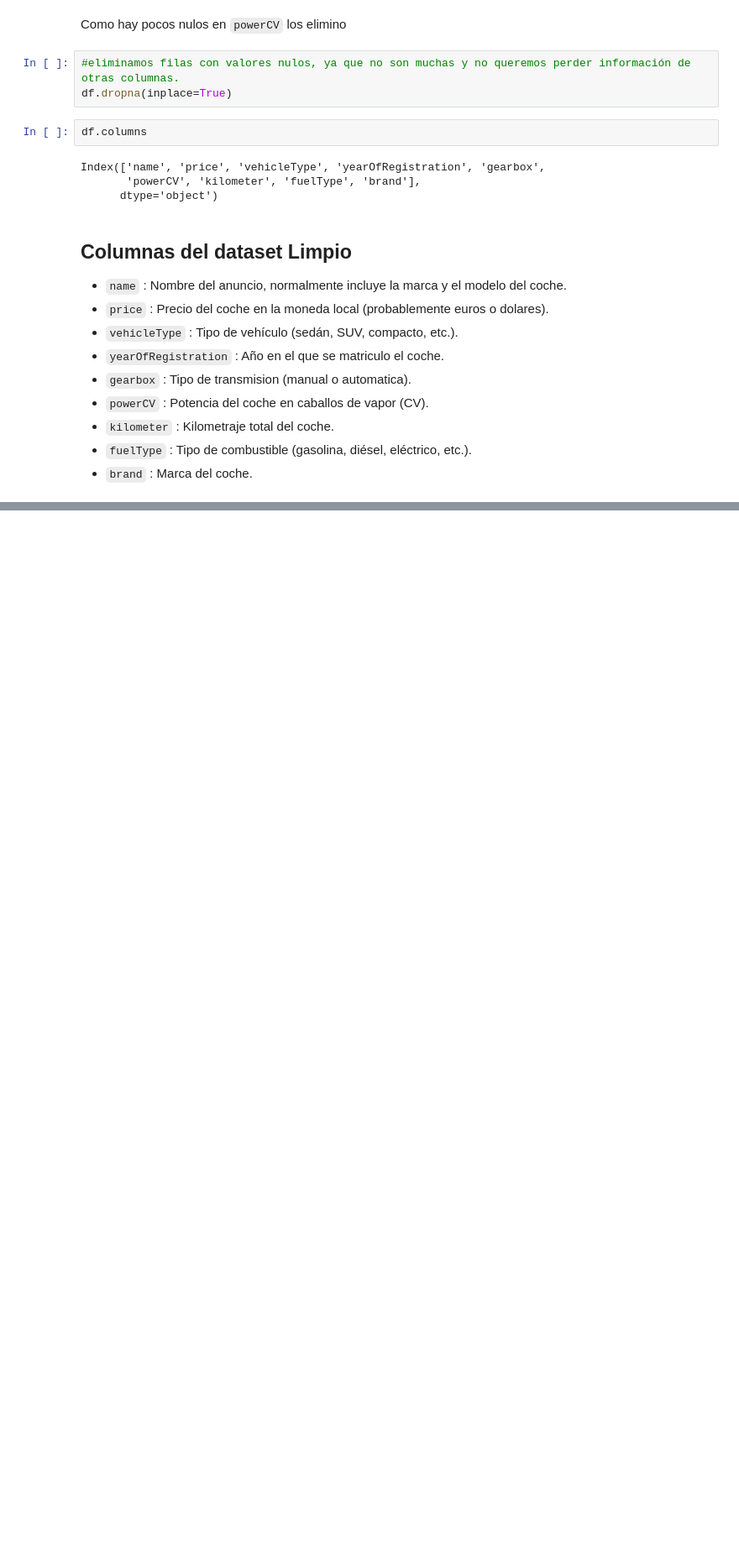
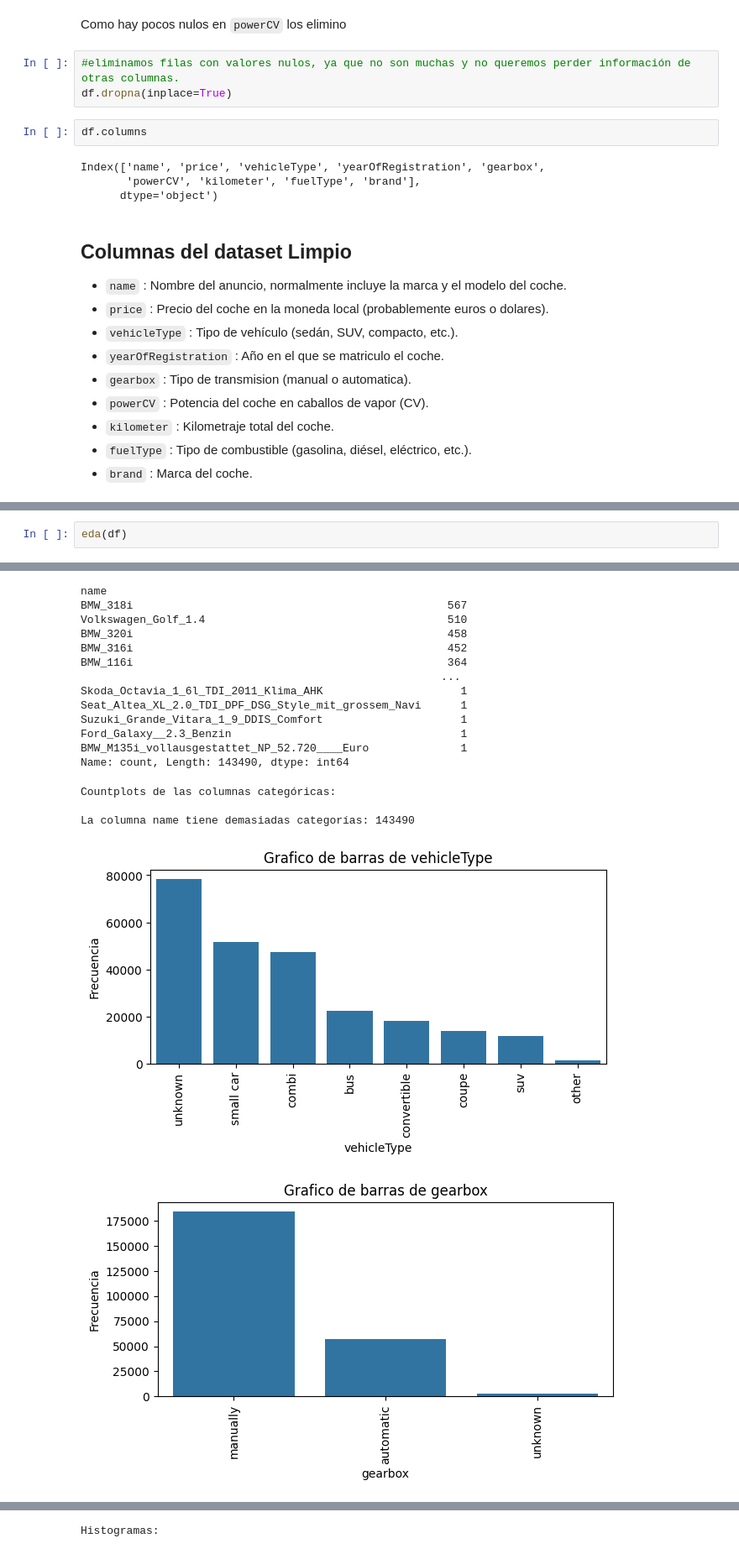
Before and after one commit to IGA-0658/autorenew_EDA, a Jupyter notebook: notebooks/03-EDA.ipynb, the cells around one changed output, grey strips where cells are left out. Shown at 84% size. Drawn from its saved outputs; the diff is of its cells as text; blank space fills up the shorter version.

```diff
--- a/notebooks/03-EDA.ipynb
+++ b/notebooks/03-EDA.ipynb
@@ -197,0 +220,3 @@ Index(['name', 'price', 'vehicleType', 'yearOfRegistration', 'gearbox',
+# %%
+eda(df)
+# %% [output]
@@ -197,0 +251,18 @@ Index(['name', 'price', 'vehicleType', 'yearOfRegistration', 'gearbox',
+name
+BMW_318i                                                567
+Volkswagen_Golf_1.4                                     510
+BMW_320i                                                458
+BMW_316i                                                452
+BMW_116i                                                364
+                                                       ...
+Skoda_Octavia_1_6l_TDI_2011_Klima_AHK                     1
+Seat_Altea_XL_2.0_TDI_DPF_DSG_Style_mit_grossem_Navi      1
+Suzuki_Grande_Vitara_1_9_DDIS_Comfort                     1
+Ford_Galaxy__2.3_Benzin                                   1
+BMW_M135i_vollausgestattet_NP_52.720____Euro              1
+Name: count, Length: 143490, dtype: int64
+Countplots de las columnas categóricas:
+
+La columna name tiene demasiadas categorías: 143490
+[figure, added]
+[figure, added]
@@ -197,0 +271 @@ Index(['name', 'price', 'vehicleType', 'yearOfRegistration', 'gearbox',
+Histogramas:
```
Also changed, not shown: parts of 9 cells of this notebook, 1 other file.
